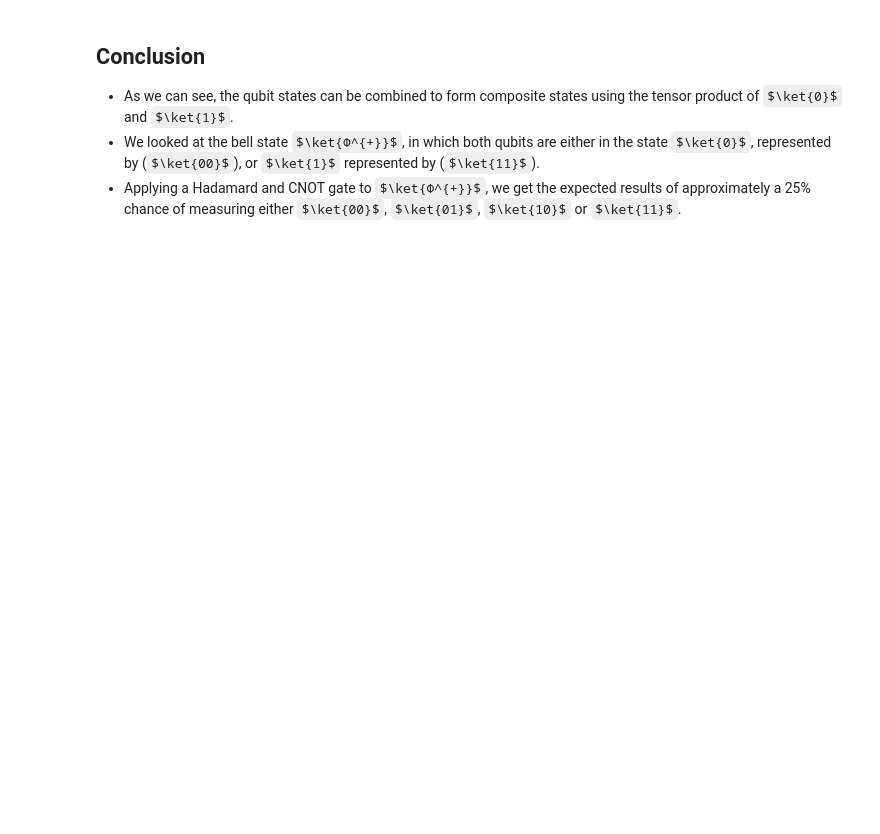
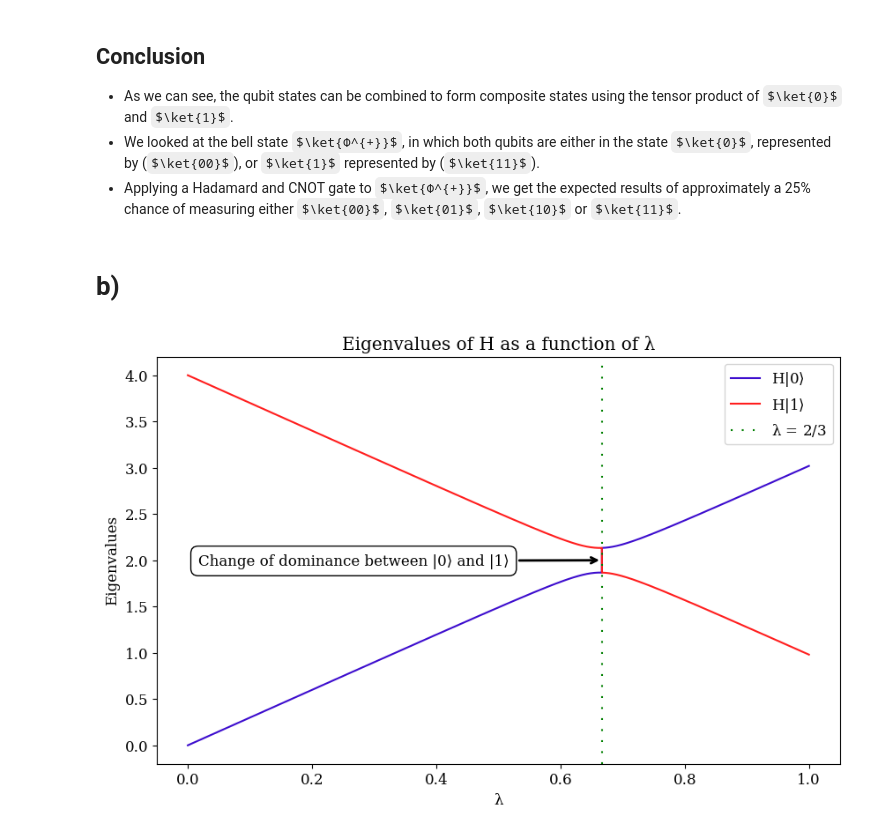
Before and after one commit to Oskar-Idland/FYS5419-Quantum-Computing-and-Quantum-Machine-Learning, a Jupyter notebook: Project_1/Project_1.ipynb, the cells around one changed output. Cells and saved outputs as stored; diff of their text form; code cells hidden in the pictures; some formulas as TeX source; blank space fills up the shorter version.

```diff
--- a/Project_1/Project_1.ipynb
+++ b/Project_1/Project_1.ipynb
@@ -464,3 +470,50 @@ Odds of measuring both qubits as 1:                25.05%
 - As we can see, the qubit states can be combined to form composite states using the tensor product of $\ket{0}$ and $\ket{1}$.
 - We looked at the bell state $\ket{Φ^{+}}$, in which both qubits are either in the state $\ket{0}$, represented by ($\ket{00}$), or $\ket{1}$ represented by ($\ket{11}$).
 - Applying a Hadamard and CNOT gate to $\ket{Φ^{+}}$, we get the expected results of approximately a 25% chance of measuring either $\ket{00}$, $\ket{01}$, $\ket{10}$  or $\ket{11}$.
+# %% [markdown]
+# b)
+# %%
+E1 = 0
+E2 = 4
+E = (E1 + E2) / 2
+Ω = (E1 - E2) / 2
+σ_x, σ_y, σ_z = pauli()
+I_2 = np.eye(2)
+H0 = E*I_2 + Ω*σ_z
+
+V11 = 3
+V22 = -V11
+V12 = V21 = 0.2
+c = (V11 + V22) / 2
+ω_z = (V11 - V22) / 2
+ω_x = V12
+HI = c*I_2 + ω_z*σ_z + ω_x*σ_x
+
+n = 10001
+lambdas = np.linspace(0, 1, n)
+eigenvalues = []
+
+for λ in lambdas:
+    H = H0 + λ*HI
+    eigenvalues.append(np.linalg.eigvals(H))
+
+
+plt.plot(lambdas, eigenvalues)
+
+x = 2/3
+y = (eigenvalues[int(2/3*n)][0] + eigenvalues[int(2/3*n)][1]) / 2
+plt.annotate(text=r"Change of dominance between |0⟩ and |1⟩",
+          xy=(x, y),
+          xytext=(x-.65, y-.05),
+          arrowprops=dict(arrowstyle='->', lw=2),
+          bbox=dict(facecolor='white',
+          edgecolor='black',
+          boxstyle='round,pad=0.5')),
+plt.xlabel('λ')
+plt.axvline(x=2/3, color='green', linestyle=(0, (1, 5)))
+plt.ylabel('Eigenvalues')
+plt.title('Eigenvalues of H as a function of λ')
+plt.legend([r'$H|0⟩$', r'$H|1⟩$', r'$λ$ = 2/3'])
+plt.show()
+# %% [output]
+[figure, added]
```
Also changed, not shown: parts of 5 cells of this notebook.
